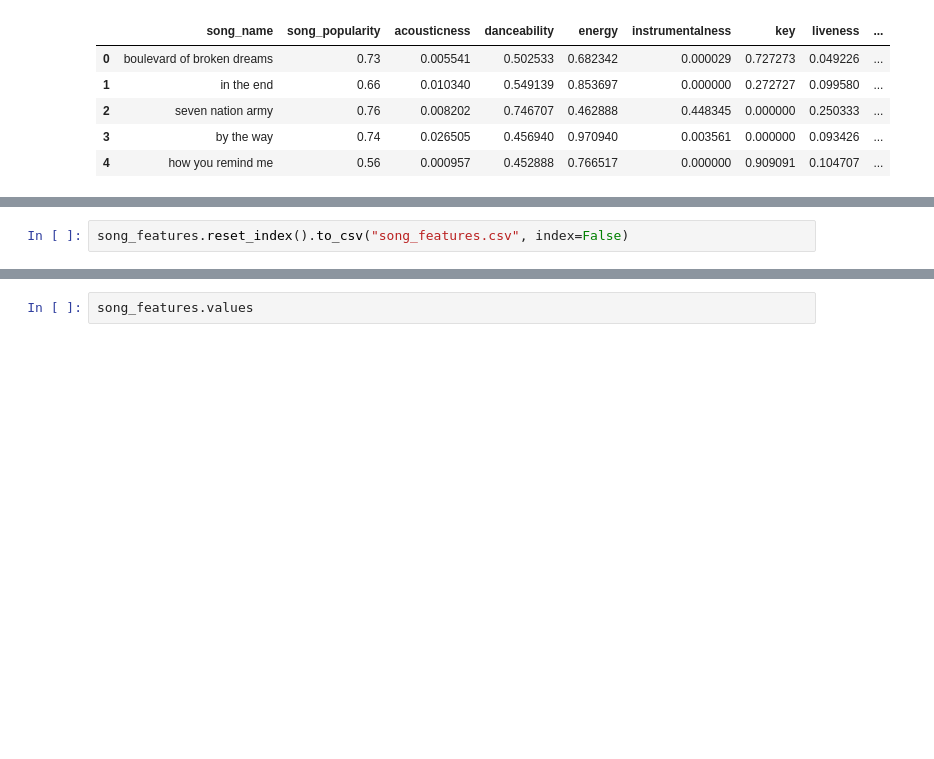
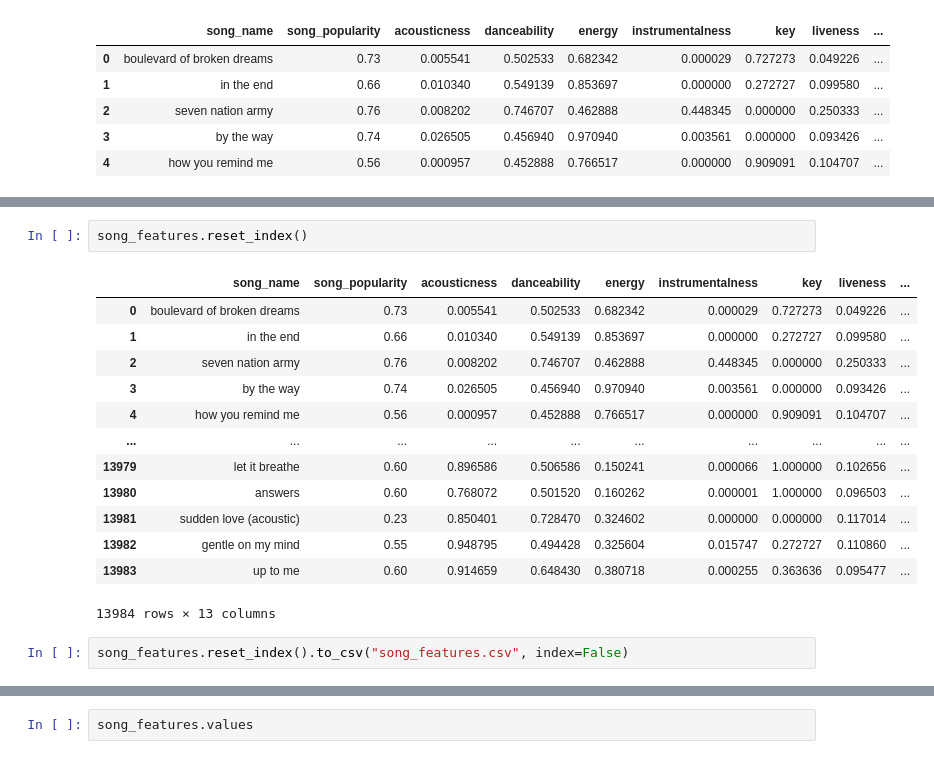
Before and after one commit to apanthari/project_4, a Jupyter notebook: artur_project_4/recomendation_ using_ KNN.ipynb, the cells around one changed output, grey strips where cells are left out. Saved outputs shown, nothing was run; the diff lists cells and outputs as text; blank space fills up the shorter version.

```diff
--- a/artur_project_4/recomendation_ using_ KNN.ipynb
+++ b/artur_project_4/recomendation_ using_ KNN.ipynb
@@ -129,7 +129,23 @@ song_features.head()
 | by the way | 0.74 | 0.026505 | 0.456940 | 0.970940 | 0.003561 | 0.000000 | 0.093426 | 0.838352 | ... |
 | how you remind me | 0.56 | 0.000957 | 0.452888 | 0.766517 | 0.000000 | 0.909091 | 0.104707 | 0.835204 | ... |
 # %%
-song_features.reset_index().to_csv("song_features.csv", index=False)
+song_features.reset_index()
+# %% [output]
+|  | song_name | song_popularity | acousticness | danceability | energy | instrumentalness | key | liveness | ... |
+| 0 | boulevard of broken dreams | 0.73 | 0.005541 | 0.502533 | 0.682342 | 0.000029 | 0.727273 | 0.049226 | ... |
+| 1 | in the end | 0.66 | 0.010340 | 0.549139 | 0.853697 | 0.000000 | 0.272727 | 0.099580 | ... |
+| 2 | seven nation army | 0.76 | 0.008202 | 0.746707 | 0.462888 | 0.448345 | 0.000000 | 0.250333 | ... |
+| 3 | by the way | 0.74 | 0.026505 | 0.456940 | 0.970940 | 0.003561 | 0.000000 | 0.093426 | ... |
+| 4 | how you remind me | 0.56 | 0.000957 | 0.452888 | 0.766517 | 0.000000 | 0.909091 | 0.104707 | ... |
+| ... | ... | ... | ... | ... | ... | ... | ... | ... | ... |
+| 13979 | let it breathe | 0.60 | 0.896586 | 0.506586 | 0.150241 | 0.000066 | 1.000000 | 0.102656 | ... |
+| 13980 | answers | 0.60 | 0.768072 | 0.501520 | 0.160262 | 0.000001 | 1.000000 | 0.096503 | ... |
+| 13981 | sudden love (acoustic) | 0.23 | 0.850401 | 0.728470 | 0.324602 | 0.000000 | 0.000000 | 0.117014 | ... |
+| 13982 | gentle on my mind | 0.55 | 0.948795 | 0.494428 | 0.325604 | 0.015747 | 0.272727 | 0.110860 | ... |
+| 13983 | up to me | 0.60 | 0.914659 | 0.648430 | 0.380718 | 0.000255 | 0.363636 | 0.095477 | ... |
+13984 rows × 13 columns
+# %%
+song_features.reset_index().to_csv("song_features.csv", index=False)
 # %%
 song_features.info()
 # %% [output]
```
Also changed, not shown: parts of 5 cells of this notebook, 3 other files.
